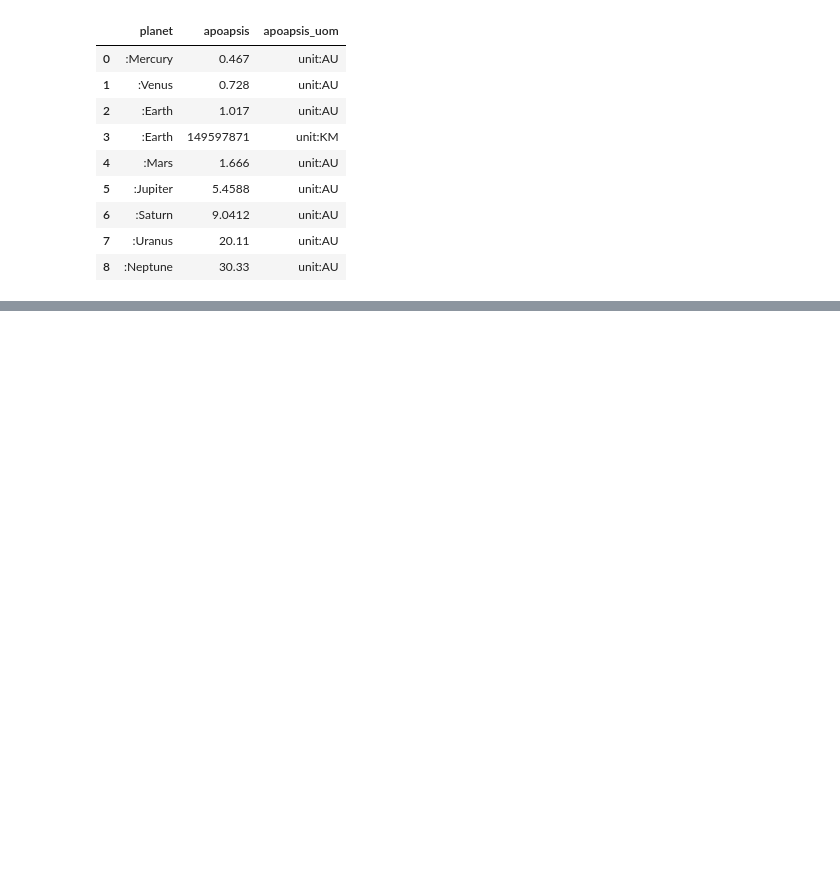
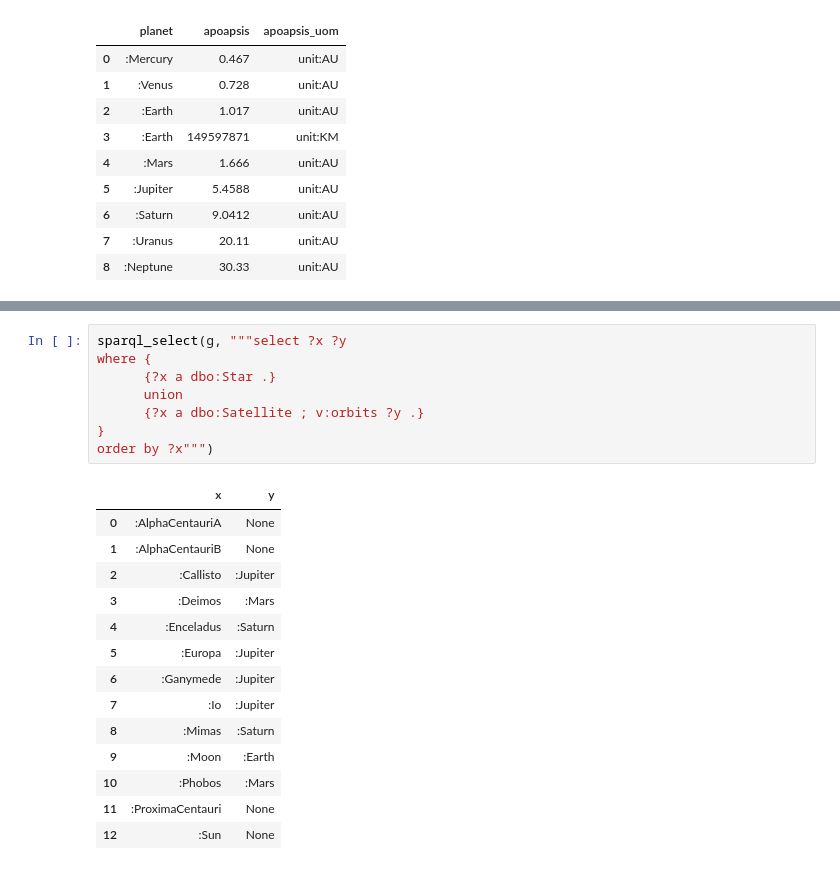
Before and after one commit to basharah/semai, a Jupyter notebook: UE03_BaAh.ipynb, the cells around one changed output, grey strips where cells are left out. Cells and saved outputs as stored; diff of their text form; blank space fills up the shorter version.

```diff
--- a/UE03_BaAh.ipynb
+++ b/UE03_BaAh.ipynb
@@ -127,0 +209,23 @@ df
+# %%
+sparql_select(g, """select ?x ?y
+where {
+      {?x a dbo:Star .}
+      union
+      {?x a dbo:Satellite ; v:orbits ?y .}
+}
+order by ?x""")
+# %% [output]
+|  | x | y |
+| 0 | :AlphaCentauriA | None |
+| 1 | :AlphaCentauriB | None |
+| 2 | :Callisto | :Jupiter |
+| 3 | :Deimos | :Mars |
+| 4 | :Enceladus | :Saturn |
+| 5 | :Europa | :Jupiter |
+| 6 | :Ganymede | :Jupiter |
+| 7 | :Io | :Jupiter |
+| 8 | :Mimas | :Saturn |
+| 9 | :Moon | :Earth |
+| 10 | :Phobos | :Mars |
+| 11 | :ProximaCentauri | None |
+| 12 | :Sun | None |
```
Also changed, not shown: parts of 40 cells of this notebook.
